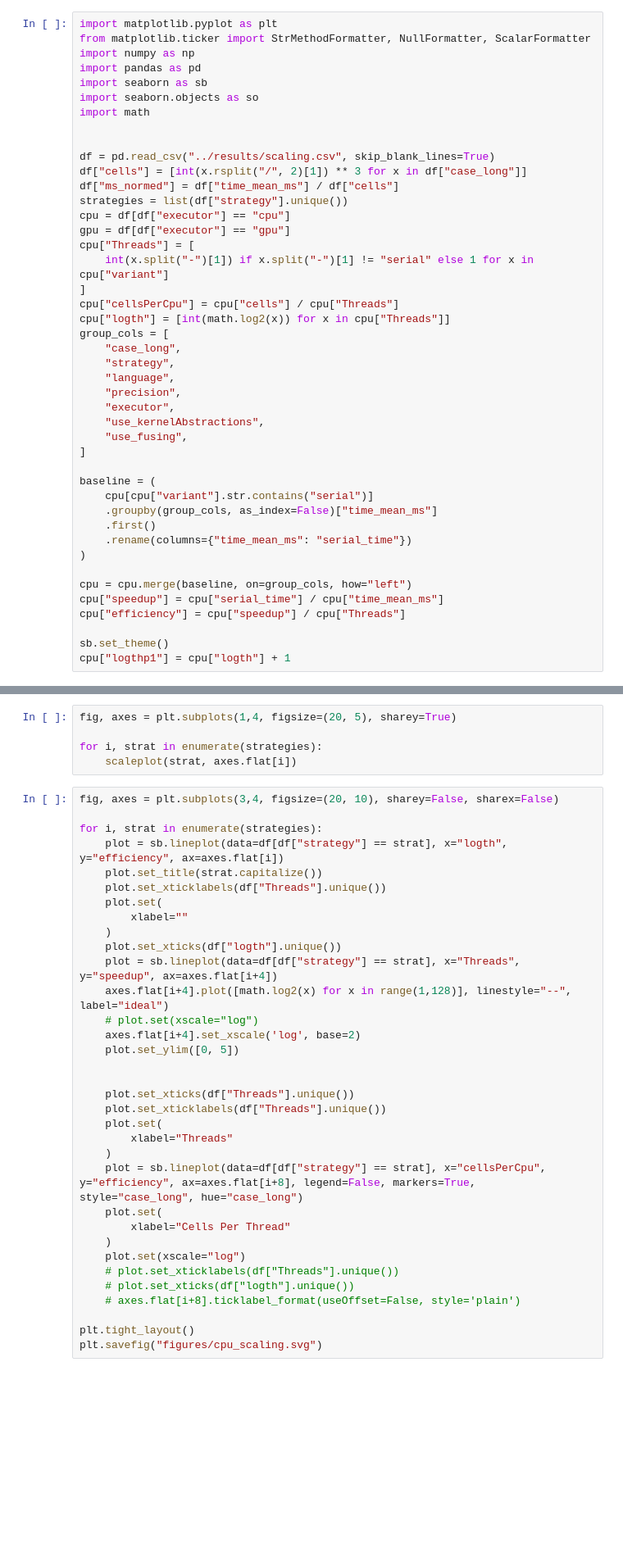
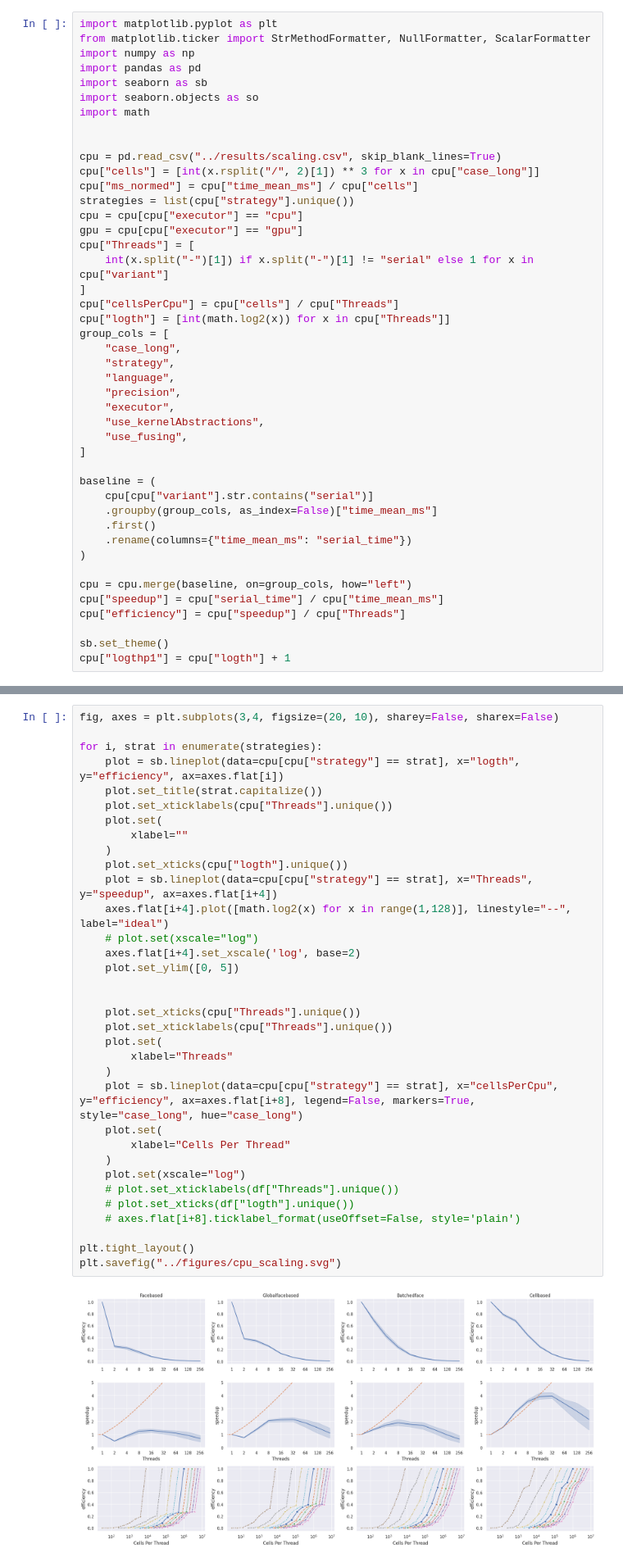
Before and after one commit to lupeterm/FVM-Prototyping, a Jupyter notebook: notebooks/scaling.ipynb, the cells around one changed output, grey strips where cells are left out. Shown at 82% size. Cells and saved outputs as stored; diff of their text form; blank space fills up the shorter version.

Commit message:
more scaling

```diff
--- a/notebooks/scaling.ipynb
+++ b/notebooks/scaling.ipynb
@@ -8,12 +8,12 @@ import seaborn.objects as so
 import math
 
 
-df = pd.read_csv("../results/scaling.csv", skip_blank_lines=True)
-df["cells"] = [int(x.rsplit("/", 2)[1]) ** 3 for x in df["case_long"]]
-df["ms_normed"] = df["time_mean_ms"] / df["cells"]
-strategies = list(df["strategy"].unique())
-cpu = df[df["executor"] == "cpu"]
-gpu = df[df["executor"] == "gpu"]
+cpu = pd.read_csv("../results/scaling.csv", skip_blank_lines=True)
+cpu["cells"] = [int(x.rsplit("/", 2)[1]) ** 3 for x in cpu["case_long"]]
+cpu["ms_normed"] = cpu["time_mean_ms"] / cpu["cells"]
+strategies = list(cpu["strategy"].unique())
+cpu = cpu[cpu["executor"] == "cpu"]
+gpu = cpu[cpu["executor"] == "gpu"]
 cpu["Threads"] = [
     int(x.split("-")[1]) if x.split("-")[1] != "serial" else 1 for x in cpu["variant"]
 ]
@@ -112,40 +112,37 @@ plt.tight_layout()
-# %%
-fig, axes = plt.subplots(1,4, figsize=(20, 5), sharey=True)
-
-for i, strat in enumerate(strategies):
-    scaleplot(strat, axes.flat[i])
 # %%
 fig, axes = plt.subplots(3,4, figsize=(20, 10), sharey=False, sharex=False)
 
 for i, strat in enumerate(strategies):
-    plot = sb.lineplot(data=df[df["strategy"] == strat], x="logth", y="efficiency", ax=axes.flat[i])
+    plot = sb.lineplot(data=cpu[cpu["strategy"] == strat], x="logth", y="efficiency", ax=axes.flat[i])
     plot.set_title(strat.capitalize())
-    plot.set_xticklabels(df["Threads"].unique())
+    plot.set_xticklabels(cpu["Threads"].unique())
     plot.set(
         xlabel=""
     )
-    plot.set_xticks(df["logth"].unique())
-    plot = sb.lineplot(data=df[df["strategy"] == strat], x="Threads", y="speedup", ax=axes.flat[i+4])
+    plot.set_xticks(cpu["logth"].unique())
+    plot = sb.lineplot(data=cpu[cpu["strategy"] == strat], x="Threads", y="speedup", ax=axes.flat[i+4])
     axes.flat[i+4].plot([math.log2(x) for x in range(1,128)], linestyle="--", label="ideal")
     # plot.set(xscale="log")
     axes.flat[i+4].set_xscale('log', base=2)
     plot.set_ylim([0, 5])
 
 
-    plot.set_xticks(df["Threads"].unique())
-    plot.set_xticklabels(df["Threads"].unique())
+    plot.set_xticks(cpu["Threads"].unique())
+    plot.set_xticklabels(cpu["Threads"].unique())
     plot.set(
         xlabel="Threads"
     )
-    plot = sb.lineplot(data=df[df["strategy"] == strat], x="cellsPerCpu", y="efficiency", ax=axes.flat[i+8], legend=False, markers=True, style="case_long", hue="case_long")
+    plot = sb.lineplot(data=cpu[cpu["strategy"] == strat], x="cellsPerCpu", y="efficiency", ax=axes.flat[i+8], legend=False, markers=True, style="case_long", hue="case_long")
     plot.set(
         xlabel="Cells Per Thread"
     )
     plot.set(xscale="log")
     # plot.set_xticklabels(df["Threads"].unique())
     # plot.set_xticks(df["logth"].unique())
     # axes.flat[i+8].ticklabel_format(useOffset=False, style='plain')
 
 plt.tight_layout()
-plt.savefig("figures/cpu_scaling.svg")
+plt.savefig("../figures/cpu_scaling.svg")
+# %% [output]
+[figure, added]
 # %%
```
Also changed, not shown: parts of 32 cells of this notebook, 8 other files.
